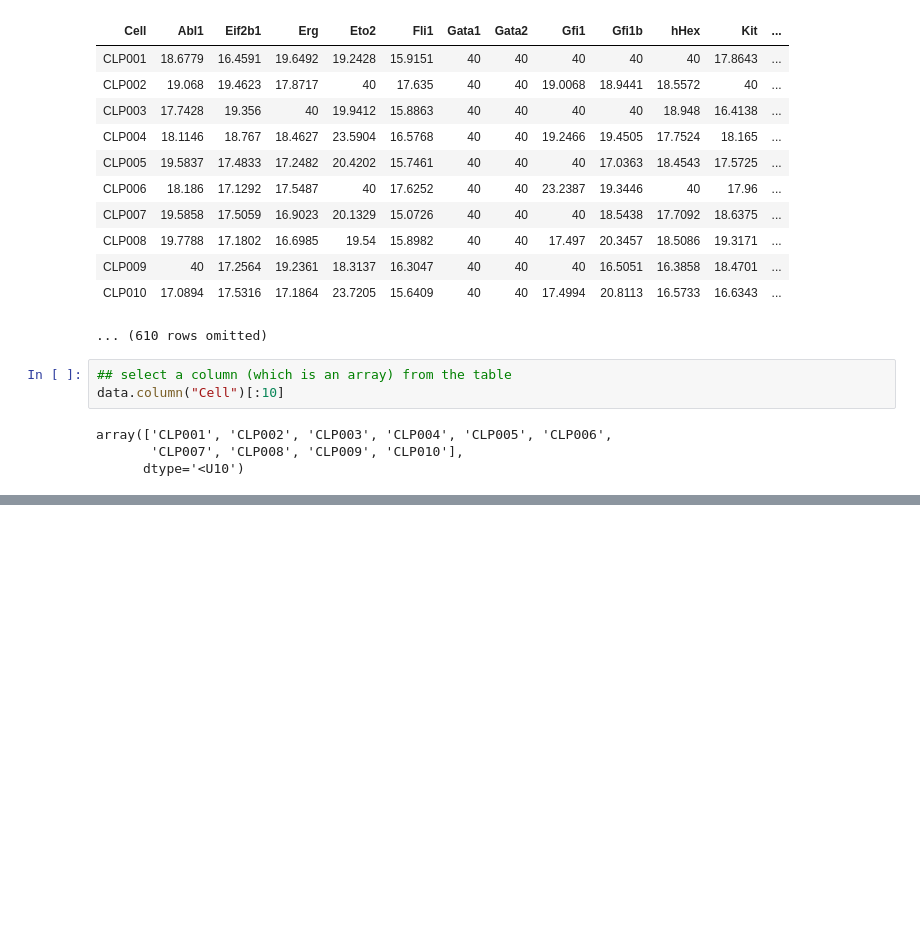
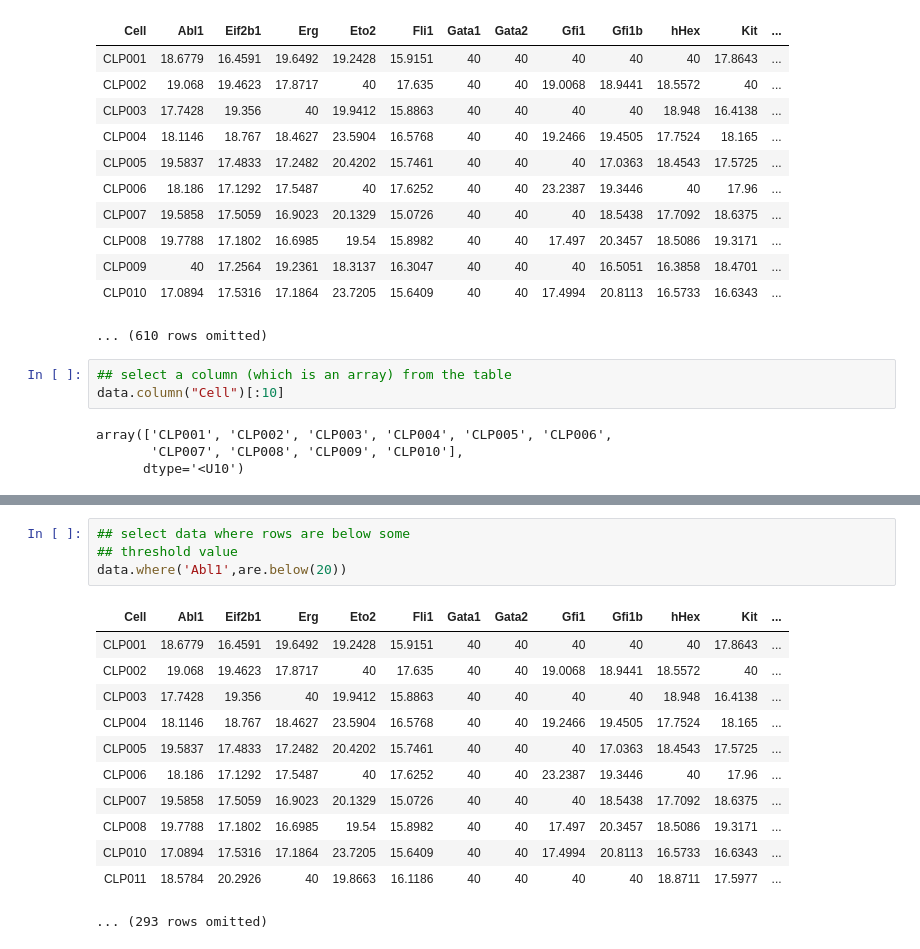
Before and after one commit to caramirezal/programming, a Jupyter notebook: python/arrays.ipynb, the cells around one changed output, grey strips where cells are left out. Drawn from its saved outputs; the diff is of its cells as text; blank space fills up the shorter version.

```diff
--- a/python/arrays.ipynb
+++ b/python/arrays.ipynb
@@ -49,0 +144,17 @@ array(['CLP001', 'CLP002', 'CLP003', 'CLP004', 'CLP005', 'CLP006',
+# %%
+## select data where rows are below some
+## threshold value
+data.where('Abl1',are.below(20))
+# %% [output]
+| Cell | Abl1 | Eif2b1 | Erg | Eto2 | Fli1 | Gata1 | Gata2 | Gfi1 | Gfi1b | hHex | Kit | ... |
+| CLP001 | 18.6779 | 16.4591 | 19.6492 | 19.2428 | 15.9151 | 40 | 40 | 40 | 40 | 40 | 17.8643 | ... |
+| CLP002 | 19.068 | 19.4623 | 17.8717 | 40 | 17.635 | 40 | 40 | 19.0068 | 18.9441 | 18.5572 | 40 | ... |
+| CLP003 | 17.7428 | 19.356 | 40 | 19.9412 | 15.8863 | 40 | 40 | 40 | 40 | 18.948 | 16.4138 | ... |
+| CLP004 | 18.1146 | 18.767 | 18.4627 | 23.5904 | 16.5768 | 40 | 40 | 19.2466 | 19.4505 | 17.7524 | 18.165 | ... |
+| CLP005 | 19.5837 | 17.4833 | 17.2482 | 20.4202 | 15.7461 | 40 | 40 | 40 | 17.0363 | 18.4543 | 17.5725 | ... |
+| CLP006 | 18.186 | 17.1292 | 17.5487 | 40 | 17.6252 | 40 | 40 | 23.2387 | 19.3446 | 40 | 17.96 | ... |
+| CLP007 | 19.5858 | 17.5059 | 16.9023 | 20.1329 | 15.0726 | 40 | 40 | 40 | 18.5438 | 17.7092 | 18.6375 | ... |
+| CLP008 | 19.7788 | 17.1802 | 16.6985 | 19.54 | 15.8982 | 40 | 40 | 17.497 | 20.3457 | 18.5086 | 19.3171 | ... |
+| CLP010 | 17.0894 | 17.5316 | 17.1864 | 23.7205 | 15.6409 | 40 | 40 | 17.4994 | 20.8113 | 16.5733 | 16.6343 | ... |
+| CLP011 | 18.5784 | 20.2926 | 40 | 19.8663 | 16.1186 | 40 | 40 | 40 | 40 | 18.8711 | 17.5977 | ... |
+... (293 rows omitted)
```
Also changed, not shown: parts of 17 cells of this notebook.
